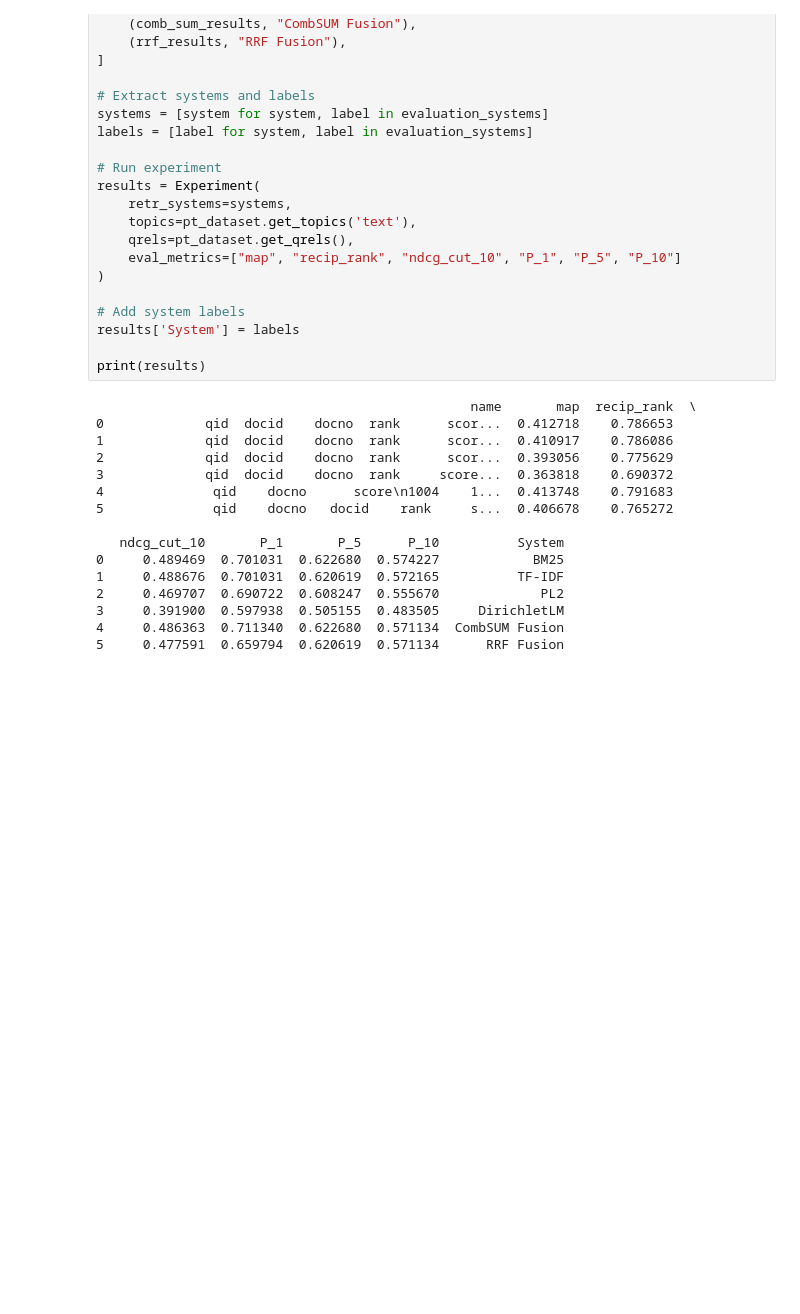
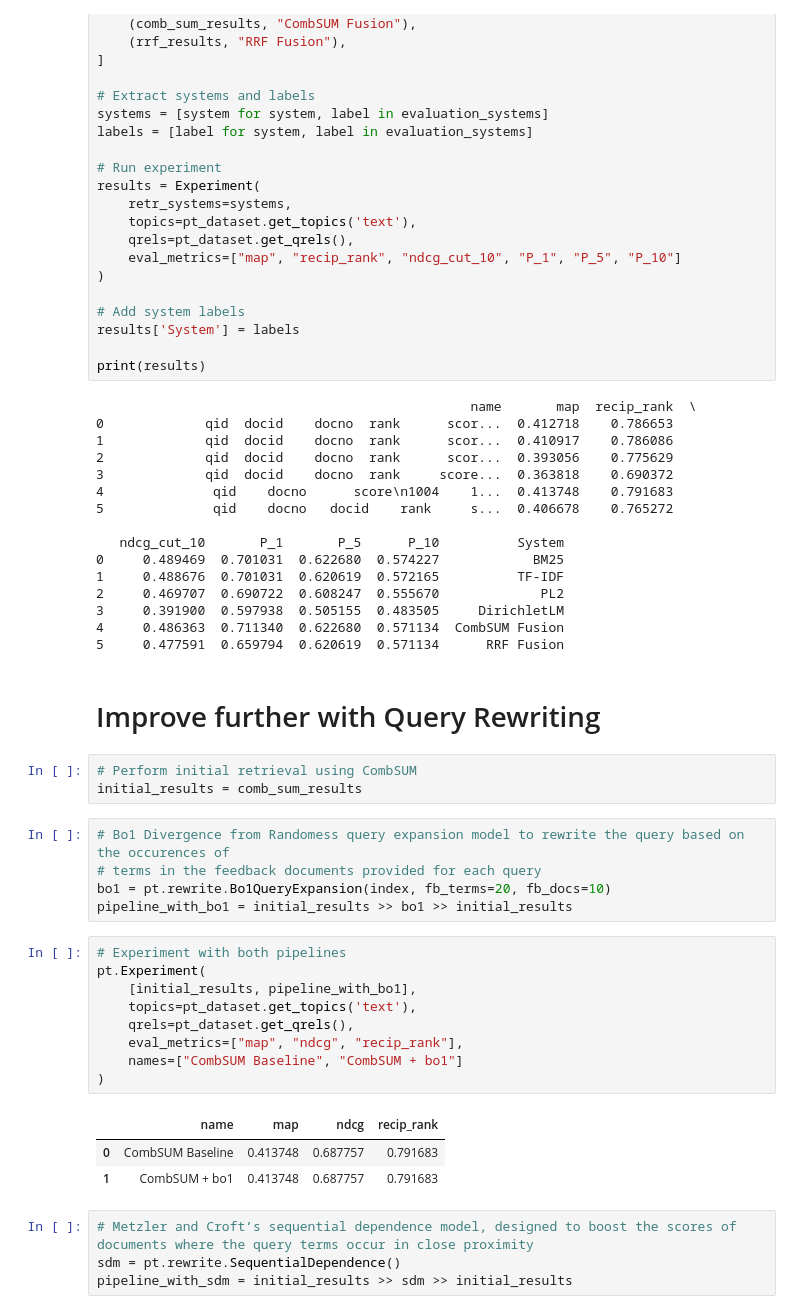
Before and after one commit to len-rtz/wir-2024-relevancers, a Jupyter notebook: retrieval-evaluation-notebook.ipynb, the cells around one changed output. Saved outputs shown, nothing was run; the diff lists cells and outputs as text; blank space fills up the shorter version.

Commit message:
tried more improvements with query expansion (bo1 + sdm)

```diff
--- a/retrieval-evaluation-notebook.ipynb
+++ b/retrieval-evaluation-notebook.ipynb
@@ -340,3 +372,30 @@ print(results)
 3     0.391900  0.597938  0.505155  0.483505     DirichletLM
 4     0.486363  0.711340  0.622680  0.571134  CombSUM Fusion
 5     0.477591  0.659794  0.620619  0.571134      RRF Fusion
+# %% [markdown]
+# Improve further with Query Rewriting
+# %%
+# Perform initial retrieval using CombSUM
+initial_results = comb_sum_results
+# %%
+# Bo1 Divergence from Randomess query expansion model to rewrite the query based on the occurences of
+# terms in the feedback documents provided for each query
+bo1 = pt.rewrite.Bo1QueryExpansion(index, fb_terms=20, fb_docs=10)
+pipeline_with_bo1 = initial_results >> bo1 >> initial_results
+# %%
+# Experiment with both pipelines
+pt.Experiment(
+    [initial_results, pipeline_with_bo1],
+    topics=pt_dataset.get_topics('text'),
+    qrels=pt_dataset.get_qrels(),
+    eval_metrics=["map", "ndcg", "recip_rank"],
+    names=["CombSUM Baseline", "CombSUM + bo1"]
+)
+# %% [output]
+|  | name | map | ndcg | recip_rank |
+| 0 | CombSUM Baseline | 0.413748 | 0.687757 | 0.791683 |
+| 1 | CombSUM + bo1 | 0.413748 | 0.687757 | 0.791683 |
+# %%
+# Metzler and Croft’s sequential dependence model, designed to boost the scores of documents where the query terms occur in close proximity
+sdm = pt.rewrite.SequentialDependence()
+pipeline_with_sdm = initial_results >> sdm >> initial_results
```
Also changed, not shown: parts of 7 cells of this notebook.
